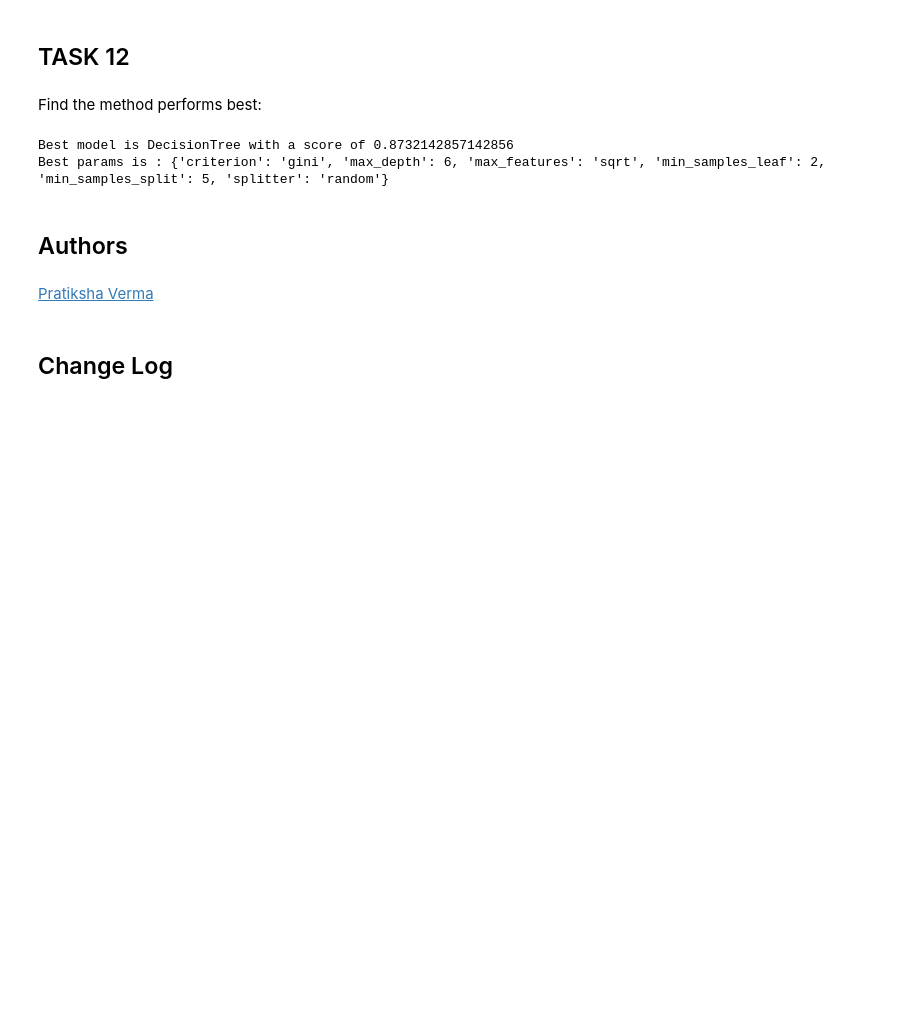
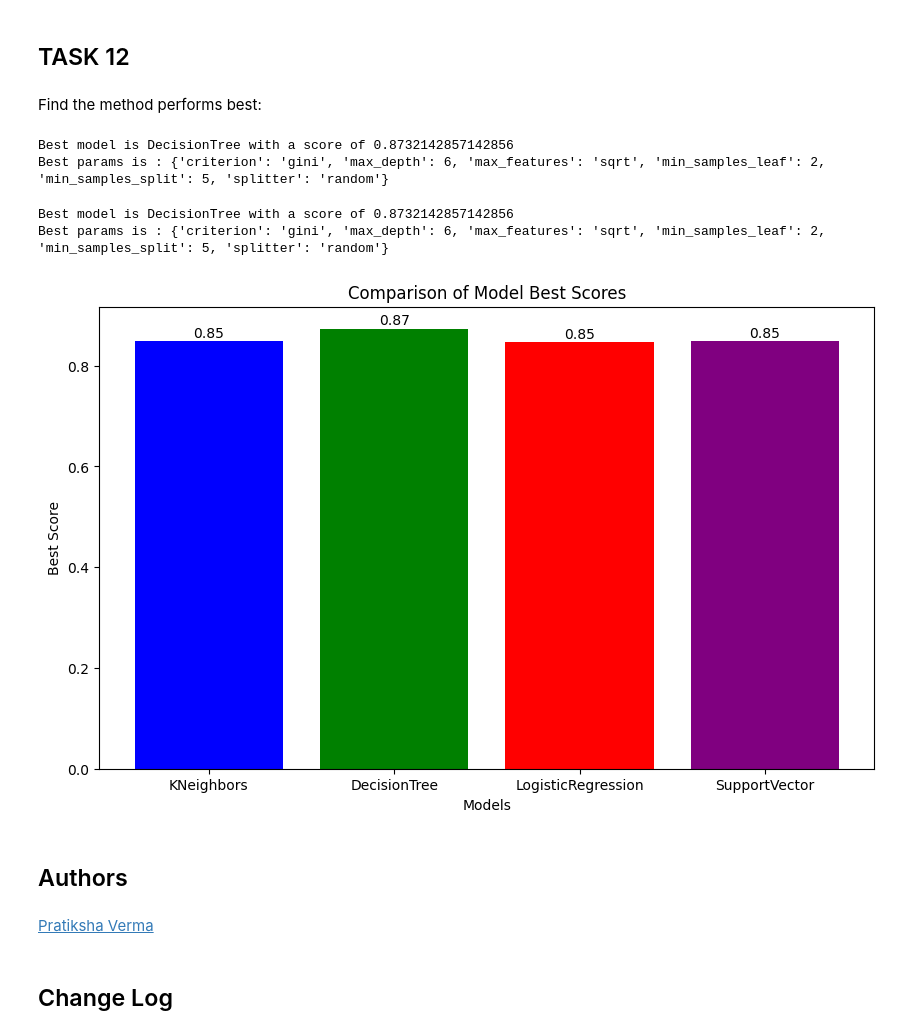
Before and after one commit to LHallGit/Machine-Learning, a Jupyter notebook: SpaceX_Machine_Learning_Prediction_Part_5.jupyterlite (1).ipynb, the cells around one changed output. Drawn from its saved outputs; the diff is of its cells as text; code cells hidden in the pictures; blank space fills up the shorter version.

```diff
--- a/SpaceX_Machine_Learning_Prediction_Part_5.jupyterlite (1).ipynb
+++ b/SpaceX_Machine_Learning_Prediction_Part_5.jupyterlite (1).ipynb
@@ -369,6 +369,50 @@ if bestalgorithm == 'SupportVector':
 # %% [output]
 Best model is DecisionTree with a score of 0.8732142857142856
 Best params is : {'criterion': 'gini', 'max_depth': 6, 'max_features': 'sqrt', 'min_samples_leaf': 2, 'min_samples_split': 5, 'splitter': 'random'}
+# %%
+import matplotlib.pyplot as plt
+
+# Sample data
+models = {'KNeighbors': knn_cv.best_score_,
+          'DecisionTree': tree_cv.best_score_,
+          'LogisticRegression': logreg_cv.best_score_,
+          'SupportVector': svm_cv.best_score_}
+
+# Extracting model names and their respective best scores
+model_names = list(models.keys())
+best_scores = list(models.values())
+
+# Identifying the best algorithm and its score
+bestalgorithm = max(models, key=models.get)
+print('Best model is', bestalgorithm, 'with a score of', models[bestalgorithm])
+
+if bestalgorithm == 'DecisionTree':
+    print('Best params is :', tree_cv.best_params_)
+elif bestalgorithm == 'KNeighbors':
+    print('Best params is :', knn_cv.best_params_)
+elif bestalgorithm == 'LogisticRegression':
+    print('Best params is :', logreg_cv.best_params_)
+elif bestalgorithm == 'SupportVector':
+    print('Best params is :', svm_cv.best_params_)
+
+# Creating the bar chart
+plt.figure(figsize=(10, 6))
+plt.bar(model_names, best_scores, color=['blue', 'green', 'red', 'purple'])
+
+# Adding title and labels
+plt.title('Comparison of Model Best Scores')
+plt.xlabel('Models')
+plt.ylabel('Best Score')
+
+# Annotating the best score
+for i, score in enumerate(best_scores):
+    plt.text(i, score + 0.002, f'{score:.2f}', ha='center', va='bottom')
+
+plt.show()
+# %% [output]
+Best model is DecisionTree with a score of 0.8732142857142856
+Best params is : {'criterion': 'gini', 'max_depth': 6, 'max_features': 'sqrt', 'min_samples_leaf': 2, 'min_samples_split': 5, 'splitter': 'random'}
+[figure, added]
 # %% [markdown]
 ## Authors
 # %% [markdown]
```
